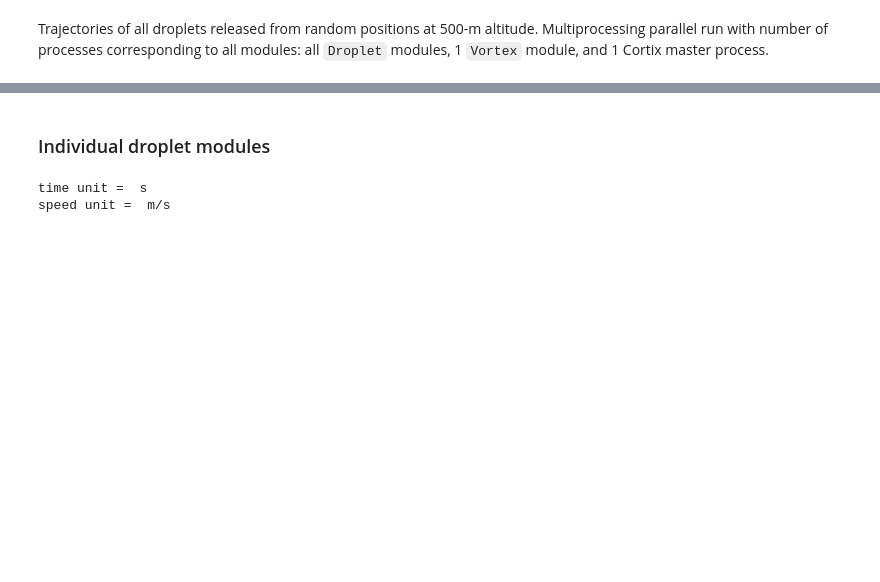
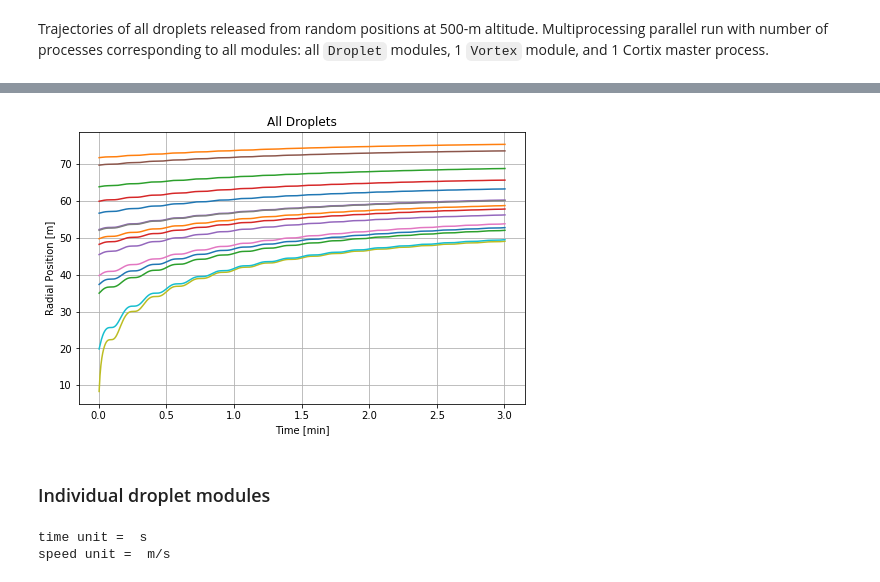
Before and after one commit to dpploy/cortix-nb, a Jupyter notebook: run_droplet.ipynb, the cells around one changed output, grey strips where cells are left out. Saved outputs shown, nothing was run; the diff lists cells and outputs as text; code cells hidden in the pictures; blank space fills up the shorter version.

```diff
--- a/run_droplet.ipynb
+++ b/run_droplet.ipynb
@@ -254,3 +273,22 @@ and 1 Cortix master process.
+# %%
+'''All droplets' radial position'''
+
+fig = plt.figure(3)
+plt.xlabel('Time [min]')
+plt.ylabel('Radial Position [m]')
+plt.title('All Droplets')
+
+for m in modules[1:]:
+    speed_series = m.state.get_quantity_history('radial-position')[0].value
+    x = list(p.index/60)[1:]
+    y = list(speed_series[:])[1:]
+    plt.plot(x,y)
+
+plt.rcParams['figure.figsize'] = [8,5]
+plt.grid()
+plt.show()
+# %% [output]
+[figure, added]
 # %% [markdown]
 ### Individual droplet modules<a id="droplet"></a>
 # %%
```
Also changed, not shown: parts of 10 cells of this notebook, 1 other file.
